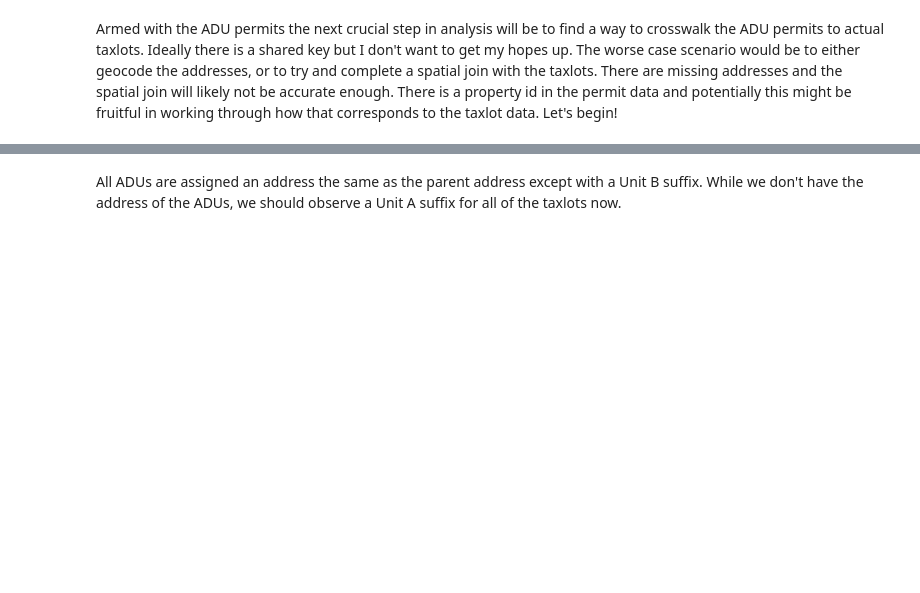
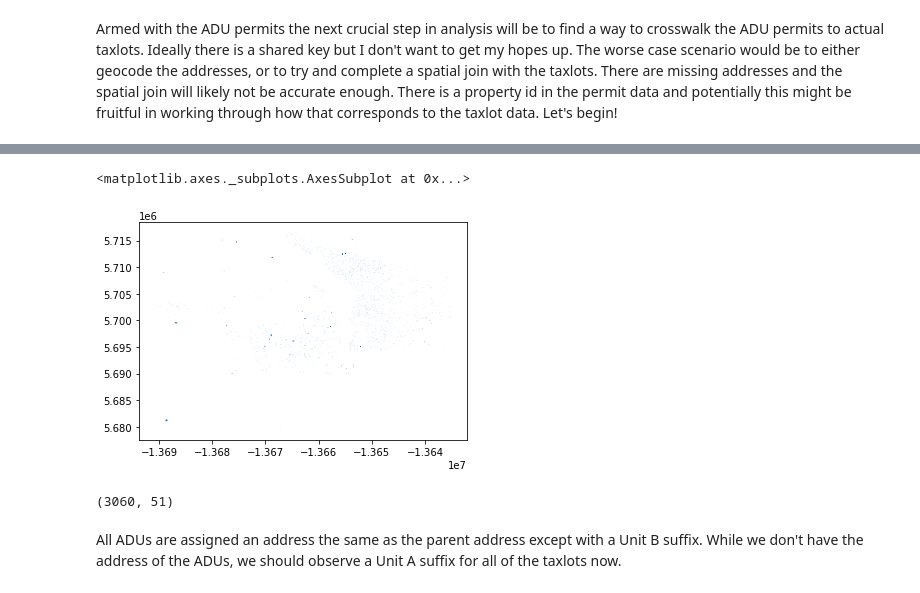
Before and after one commit to buchmayne/adyou, a Jupyter notebook: permits/Analysis-ADU-Permits.ipynb, the cells around one changed output, grey strips where cells are left out. Saved outputs shown, nothing was run; the diff lists cells and outputs as text; code cells hidden in the pictures; blank space fills up the shorter version.

```diff
--- a/permits/Analysis-ADU-Permits.ipynb
+++ b/permits/Analysis-ADU-Permits.ipynb
@@ -71,6 +121,15 @@ print('Number of ADU Permits: {}'.format(df_adu_permits.shape[0]))
 taxlots = taxlots[~taxlots['PRIMACCNUM'].isnull()]
 # %%
 taxlots_with_permits = taxlots.merge(df_adu_permits, how='inner', left_on='PRIMACCNUM', right_on='PROPERTY_ID')
+# %%
+taxlots_with_permits.plot()
+# %% [output]
+<matplotlib.axes._subplots.AxesSubplot at 0x...>
+[figure, added]
+# %%
+taxlots_with_permits.shape
+# %% [output]
+(3060, 51)
 # %% [markdown]
 All ADUs are assigned an address the same as the parent address except with a Unit B suffix. While we don't have the address of the ADUs, we should observe a Unit A suffix for all of the taxlots now.
 # %%
```
Also changed, not shown: parts of 16 cells of this notebook.
